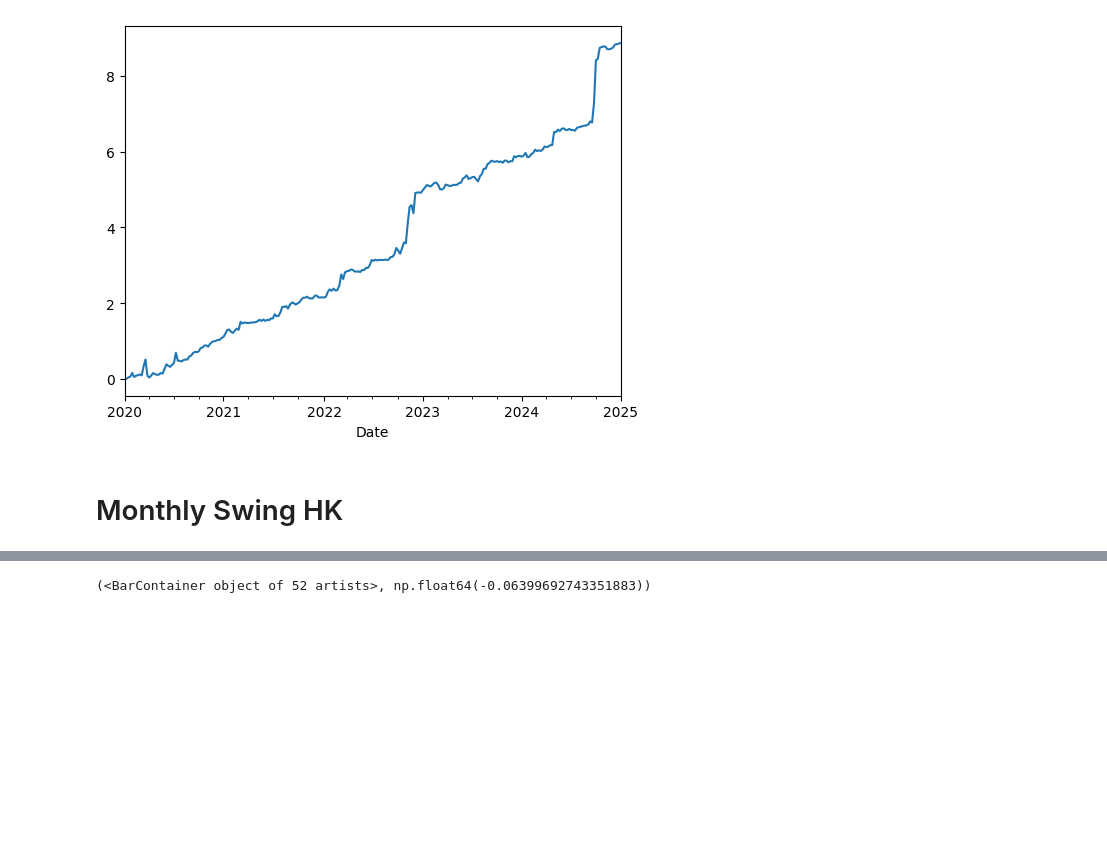
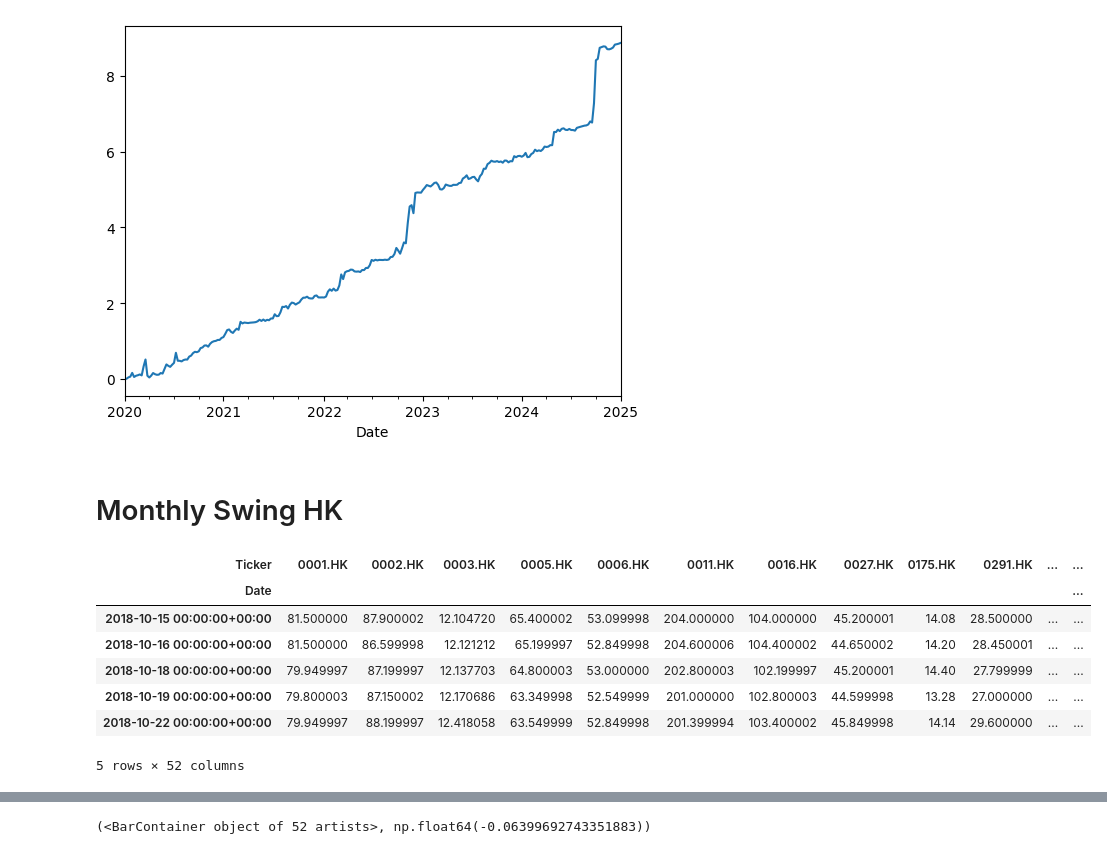
Before and after one commit to tsungyou/2025, a Jupyter notebook: st/hk_var.ipynb, the cells around one changed output, grey strips where cells are left out. Saved outputs shown, nothing was run; the diff lists cells and outputs as text; code cells hidden in the pictures; blank space fills up the shorter version.

```diff
--- a/st/hk_var.ipynb
+++ b/st/hk_var.ipynb
@@ -277,3 +277,14 @@ for week in range(len(mon)):
 # Monthly Swing HK
 # %%
 # ln_ 取負號或是 weighting_ 取負號的效果不一樣，並且對weighting 取負號效果比較好
+# %%
+open_.head()
+# %% [output]
+| Ticker | 0001.HK | 0002.HK | 0003.HK | 0005.HK | 0006.HK | 0011.HK | 0016.HK | 0027.HK | 0175.HK | 0291.HK | ... | ... |
+| Date |  |  |  |  |  |  |  |  |  |  |  | ... |
+| 2018-10-15 00:00:00+00:00 | 81.500000 | 87.900002 | 12.104720 | 65.400002 | 53.099998 | 204.000000 | 104.000000 | 45.200001 | 14.08 | 28.500000 | ... | ... |
+| 2018-10-16 00:00:00+00:00 | 81.500000 | 86.599998 | 12.121212 | 65.199997 | 52.849998 | 204.600006 | 104.400002 | 44.650002 | 14.20 | 28.450001 | ... | ... |
+| 2018-10-18 00:00:00+00:00 | 79.949997 | 87.199997 | 12.137703 | 64.800003 | 53.000000 | 202.800003 | 102.199997 | 45.200001 | 14.40 | 27.799999 | ... | ... |
+| 2018-10-19 00:00:00+00:00 | 79.800003 | 87.150002 | 12.170686 | 63.349998 | 52.549999 | 201.000000 | 102.800003 | 44.599998 | 13.28 | 27.000000 | ... | ... |
+| 2018-10-22 00:00:00+00:00 | 79.949997 | 88.199997 | 12.418058 | 63.549999 | 52.849998 | 201.399994 | 103.400002 | 45.849998 | 14.14 | 29.600000 | ... | ... |
+5 rows × 52 columns
```
Also changed, not shown: parts of 5 cells of this notebook, 1 other file.
